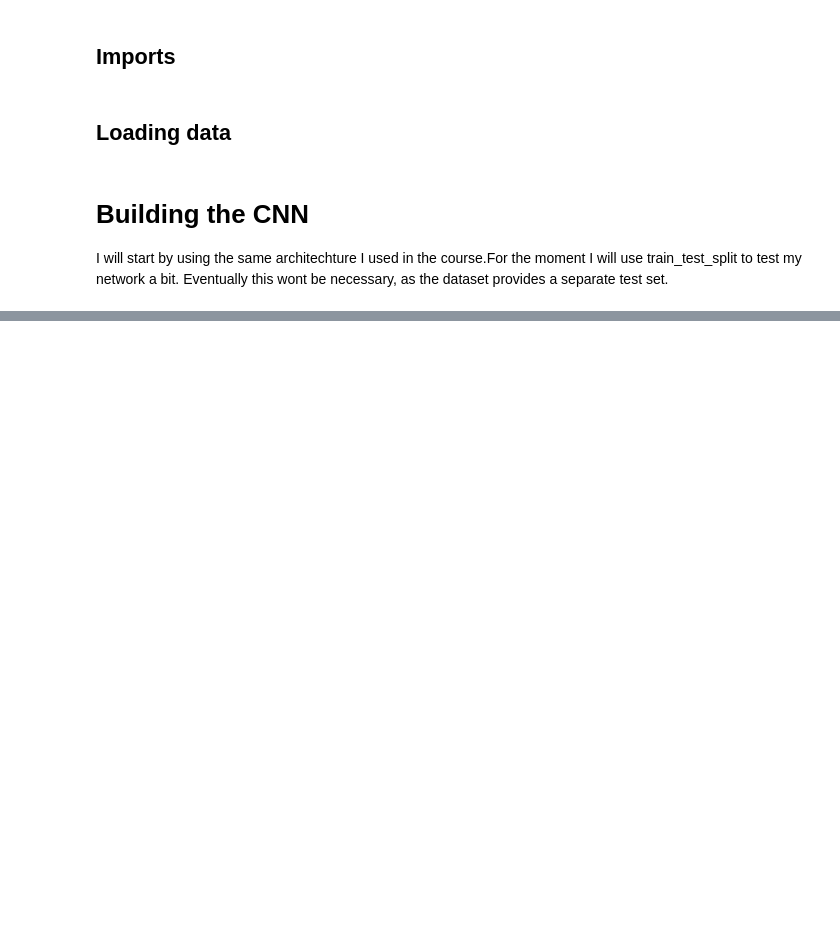
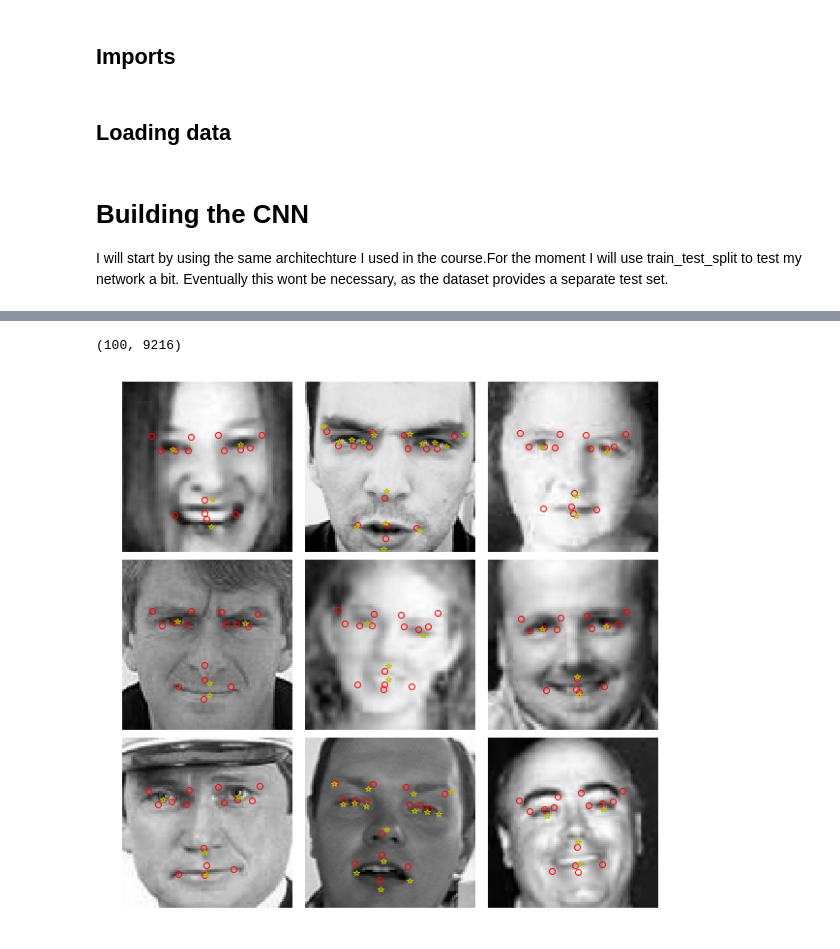
Before and after one commit to sgmig/ml_projects, a Jupyter notebook: kaggle/facial-keypoints-detection/facial_keypoints_CNN_training_Full_File.ipynb, the cells around one changed output, grey strips where cells are left out. Saved outputs shown, nothing was run; the diff lists cells and outputs as text; code cells hidden in the pictures; blank space fills up the shorter version.

```diff
--- a/kaggle/facial-keypoints-detection/facial_keypoints_CNN_training_Full_File.ipynb
+++ b/kaggle/facial-keypoints-detection/facial_keypoints_CNN_training_Full_File.ipynb
@@ -216,24 +238,39 @@ predictions.shape
 # %%
-x_cv_small.shape
+x_cv.shape
+# %% [output]
+(100, 9216)
 # %%
-fig, axes = plt.subplots(3, 3, gridspec_kw = dict(hspace = .05, wspace = .05),
+grid_size = 3
+fig, axes = plt.subplots(grid_size, grid_size, gridspec_kw = dict(hspace = .05, wspace = .05),
                          figsize=(10,10))
+
+selection = np.random.choice(range(len(x_cv)), size = grid_size**2, )
 
 mean_x_points = [keypoints_mean[j] for j in range(0,30,2)]
 mean_y_points = [keypoints_mean[j+1] for j in range(0,30,2)]
 
-for i, ax in enumerate(axes.flat):
+for i, ax in zip(selection, axes.flat):
 
     ax.axis('off')
     # Plotting the faces
-    ax.imshow(x_cv_small[i].reshape((96,96)),cmap='gist_gray')
+    ax.imshow(x_cv[i].reshape((96,96)),cmap='gist_gray')
 
  # Obtaining keypoints positions. x and y coordinates are even and odd indices respectively.
     x_points = [predictions[i][j] for j in range(0,30,2)]
     y_points = [predictions[i][j+1] for j in range(0,30,2)]
 
-    #plotting keypoints
+    #plotting predicted keypoints
     ax.plot(x_points, y_points, 'ro', markerfacecolor = 'none')
-  # Including mean keypoints
 
-    ax.plot(mean_x_points, mean_y_points, 'b+', markerfacecolor = 'none')
+ # Plotting true keypoints
+
+    x_true = [keypoints_cv.iloc[i][j] for j in range(0,30,2)]
+    y_true = [keypoints_cv.iloc[i][j+1] for j in range(0,30,2)]
+
+    ax.plot(x_true, y_true, 'y*', markerfacecolor = 'none')
+
+ # Including mean keypoints
+
+    #ax.plot(mean_x_points, mean_y_points, 'b+', markerfacecolor = 'none')
+# %% [output]
+[figure, added]
```
Also changed, not shown: parts of 11 cells of this notebook, 1 other file.
